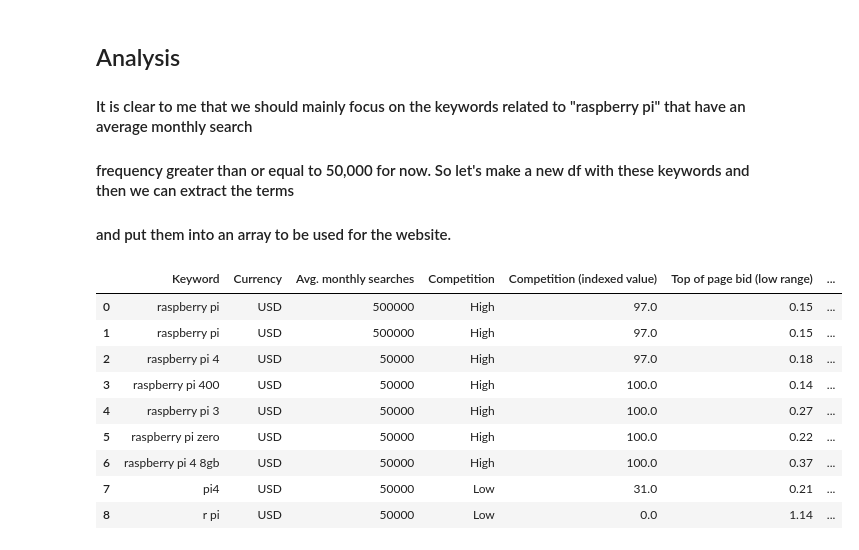
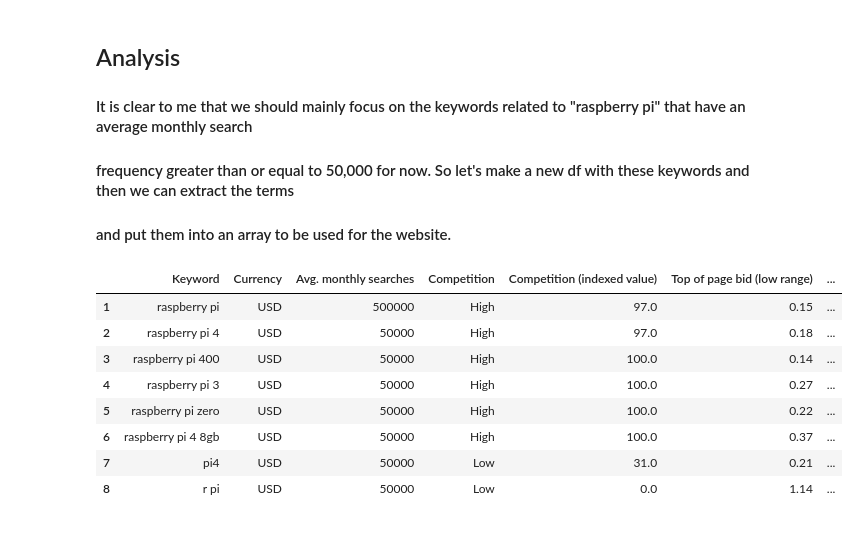
Before and after one commit to AstroWa3l/armada-seo-research, a Jupyter notebook: rpi-seo.ipynb, the cells around one changed output. Saved outputs shown, nothing was run; the diff lists cells and outputs as text; code cells hidden in the pictures.

```diff
--- a/rpi-seo.ipynb
+++ b/rpi-seo.ipynb
@@ -77,12 +79,12 @@ num_rows500k
 # %%
 frames = [aboveEqual_fiveHundred_thousand, aboveEqual_fifty_thousand]
 
 #append dataframes
 top_keywords = aboveEqual_fiveHundred_thousand.append(aboveEqual_fifty_thousand, ignore_index=True)
+top_keywords = top_keywords.drop(labels=0, axis=0)
 top_keywords
 # %% [output]
 |  | Keyword | Currency | Avg. monthly searches | Competition | Competition (indexed value) | Top of page bid (low range) | ... |
-| 0 | raspberry pi | USD | 500000 | High | 97.0 | 0.15 | ... |
 | 1 | raspberry pi | USD | 500000 | High | 97.0 | 0.15 | ... |
 | 2 | raspberry pi 4 | USD | 50000 | High | 97.0 | 0.18 | ... |
 | 3 | raspberry pi 400 | USD | 50000 | High | 100.0 | 0.14 | ... |
```
Also changed, not shown: parts of 7 cells of this notebook, 1 other file.
